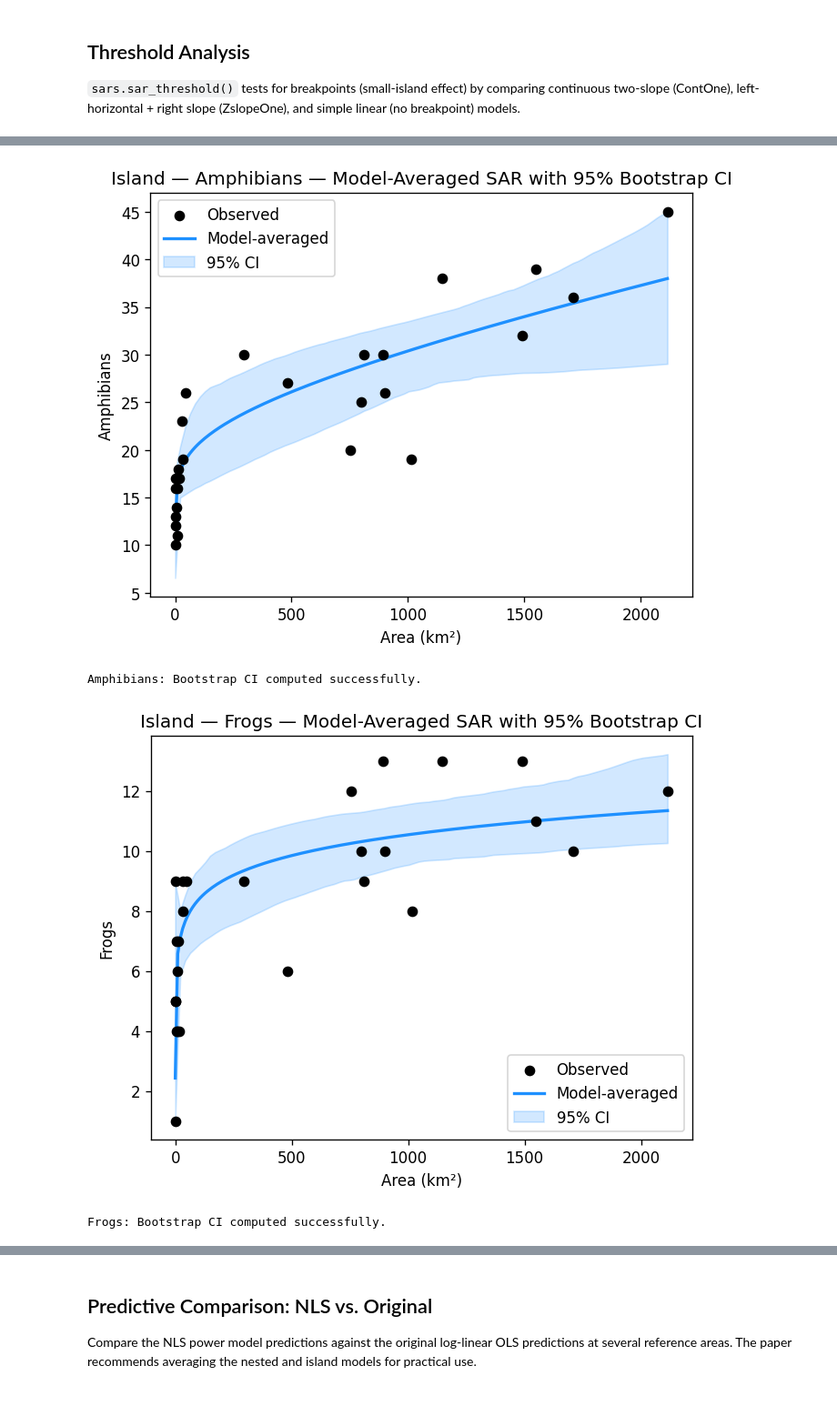
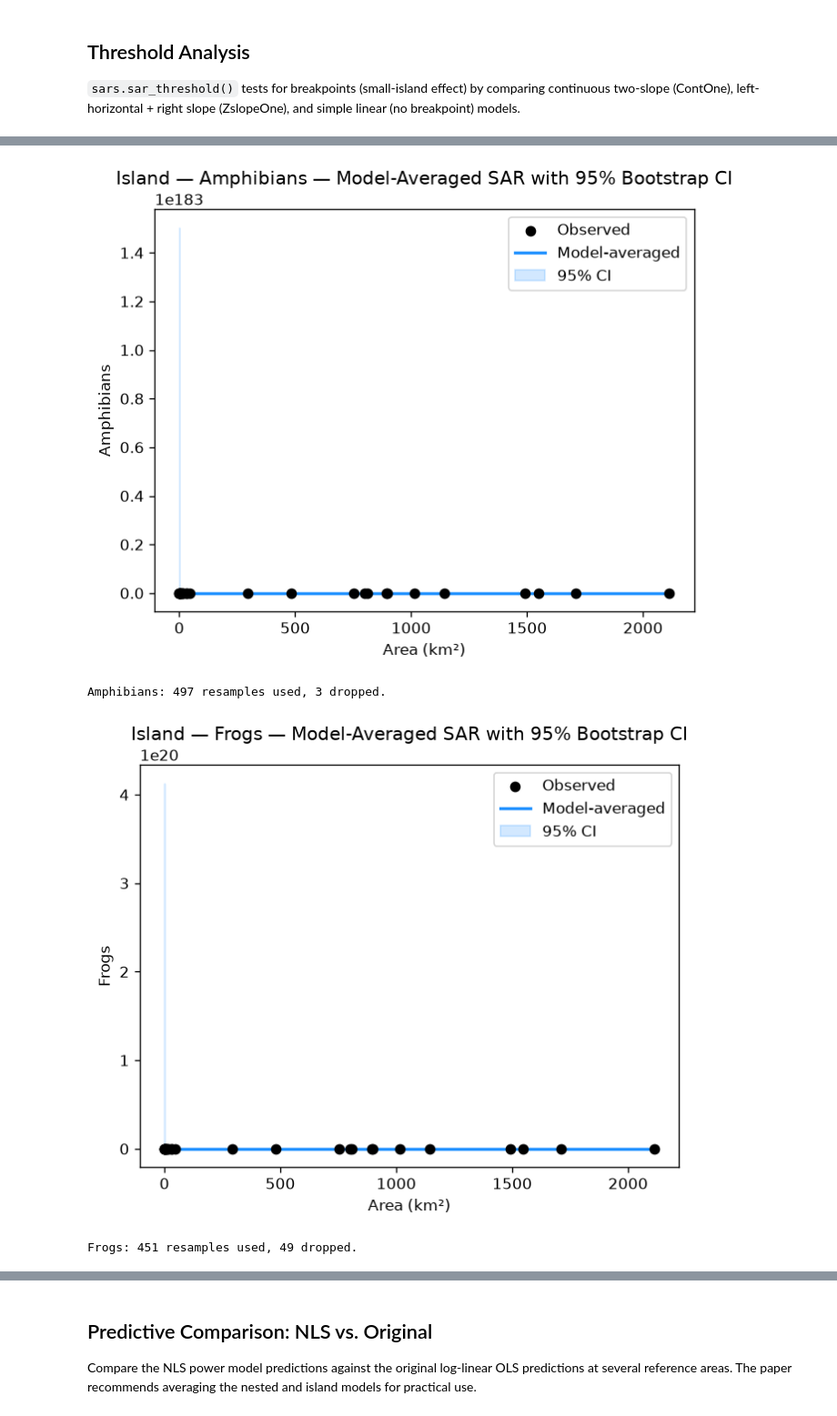
Before and after one commit to jmcmeen/appalachian-sar, a Jupyter notebook: analysis_updates.ipynb, the cells around one changed output, grey strips where cells are left out. Shown at 91% size. Drawn from its saved outputs; the diff is of its cells as text; code cells hidden in the pictures.

```diff
--- a/analysis_updates.ipynb
+++ b/analysis_updates.ipynb
@@ -535,33 +519,25 @@ Bootstrap CIs require model averaging to produce meaningful weights. We attempt
 # %%
 for dataset_name, df in [("Island", island_df)]:
     print(f"\n{'=' * 50}")
     print(f"  {dataset_name} — Bootstrap CI")
     print(f"{'=' * 50}")
     for label, col in zip(labels, groups):
         data = load_sars(df, col)
-        try:
-            avg = sars.sar_average(data)
-            # check weights are non-trivial
-            total_w = sum(avg.weights.values())
-            if total_w < 0.01:
-                print(f"\n{label}: Skipped (zero Akaike weights).")
-                continue
-
-            boot = sars.bootstrap_ci(data, n_boot=500, conf=0.95,
-                                     rng=np.random.default_rng(42))
-            sars.plot_average(avg, boot=boot)
-            plt.title(f"{dataset_name} — {label} — Model-Averaged SAR with 95% Bootstrap CI")
-            plt.xlabel("Area (km²)")
-            plt.ylabel(f"{label}")
-            plt.show()
-            print(f"\n{label}: Bootstrap CI computed successfully.")
-        except Exception as e:
-            print(f"\n{label}: Bootstrap CI failed — {e}")
+        avg = sars.sar_average(data)
+        boot = sars.bootstrap_ci(
+            data, n_boot=500, conf=0.95, rng=np.random.default_rng(42), n_jobs=-1
+        )
+        sars.plot_average(avg, boot=boot)
+        plt.title(f"{dataset_name} — {label} — Model-Averaged SAR with 95% Bootstrap CI")
+        plt.xlabel("Area (km²)")
+        plt.ylabel(f"{label}")
+        plt.show()
+        print(f"{label}: {boot.n_boot} resamples used, {sum(boot.dropped.values())} dropped.")
 # %% [output]
 ==================================================
   Island — Bootstrap CI
 ==================================================
-[figure, old version]
+[figure, new version]
-Amphibians: Bootstrap CI computed successfully.
+Amphibians: 497 resamples used, 3 dropped.
-[figure, old version]
+[figure, new version]
-Frogs: Bootstrap CI computed successfully.
+Frogs: 451 resamples used, 49 dropped.
```
Also changed, not shown: parts of 13 cells of this notebook, 3 other files.
